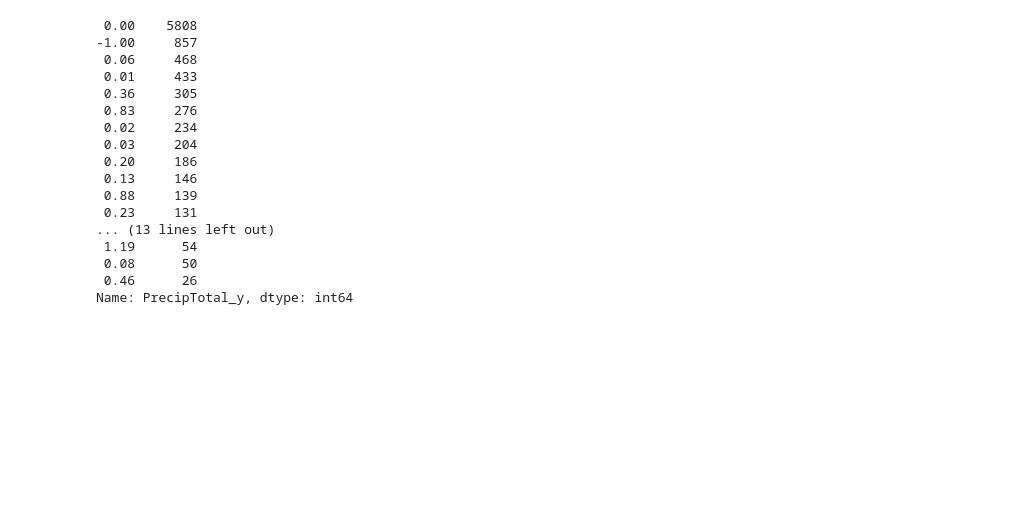
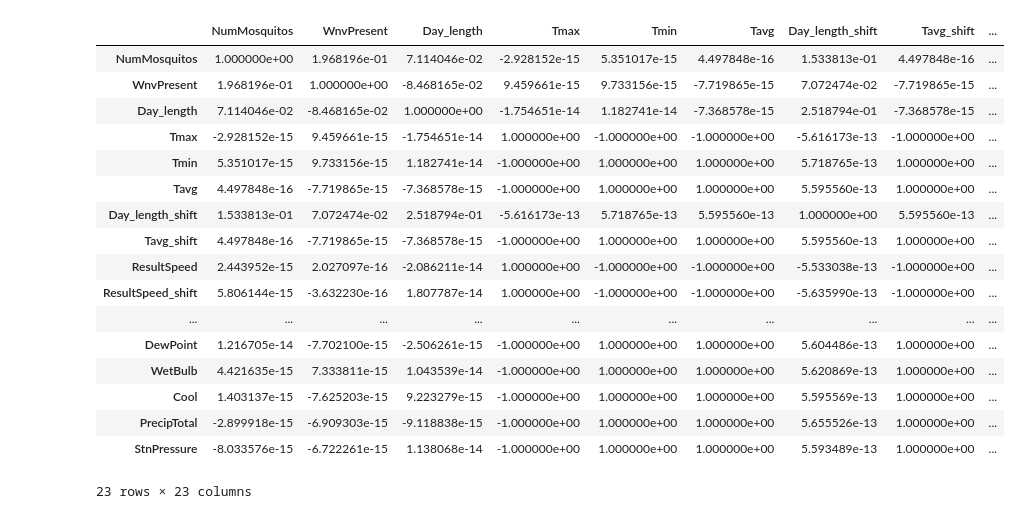
Before and after one commit to camarenad/wnv_prevention, a Jupyter notebook: cl/EDA_cl.ipynb, the cells around one changed output. Cells and saved outputs as stored; diff of their text form; code cells hidden in the pictures; blank space fills up the shorter version.

```diff
--- a/cl/EDA_cl.ipynb
+++ b/cl/EDA_cl.ipynb
@@ -21,24 +17,25 @@ Index(['Unnamed: 0', 'Address', 'Species', 'Block', 'Street', 'Trap',
       dtype='object')
-# %%
-df['PrecipTotal_y'].value_counts()
-# %% [output]
- 0.00    5808
--1.00     857
- 0.06     468
- 0.01     433
- 0.36     305
- 0.83     276
- 0.02     234
- 0.03     204
- 0.20     186
- 0.13     146
- 0.88     139
- 0.23     131
-... (13 lines left out)
- 1.19      54
- 0.08      50
- 0.46      26
-Name: PrecipTotal_y, dtype: int64
+# %%
+df.corr()
+# %% [output]
+|  | NumMosquitos | WnvPresent | Day_length | Tmax | Tmin | Tavg | Day_length_shift | Tavg_shift | ... |
+| NumMosquitos | 1.000000e+00 | 1.968196e-01 | 7.114046e-02 | -2.928152e-15 | 5.351017e-15 | 4.497848e-16 | 1.533813e-01 | 4.497848e-16 | ... |
+| WnvPresent | 1.968196e-01 | 1.000000e+00 | -8.468165e-02 | 9.459661e-15 | 9.733156e-15 | -7.719865e-15 | 7.072474e-02 | -7.719865e-15 | ... |
+| Day_length | 7.114046e-02 | -8.468165e-02 | 1.000000e+00 | -1.754651e-14 | 1.182741e-14 | -7.368578e-15 | 2.518794e-01 | -7.368578e-15 | ... |
+| Tmax | -2.928152e-15 | 9.459661e-15 | -1.754651e-14 | 1.000000e+00 | -1.000000e+00 | -1.000000e+00 | -5.616173e-13 | -1.000000e+00 | ... |
+| Tmin | 5.351017e-15 | 9.733156e-15 | 1.182741e-14 | -1.000000e+00 | 1.000000e+00 | 1.000000e+00 | 5.718765e-13 | 1.000000e+00 | ... |
+| Tavg | 4.497848e-16 | -7.719865e-15 | -7.368578e-15 | -1.000000e+00 | 1.000000e+00 | 1.000000e+00 | 5.595560e-13 | 1.000000e+00 | ... |
+| Day_length_shift | 1.533813e-01 | 7.072474e-02 | 2.518794e-01 | -5.616173e-13 | 5.718765e-13 | 5.595560e-13 | 1.000000e+00 | 5.595560e-13 | ... |
+| Tavg_shift | 4.497848e-16 | -7.719865e-15 | -7.368578e-15 | -1.000000e+00 | 1.000000e+00 | 1.000000e+00 | 5.595560e-13 | 1.000000e+00 | ... |
+| ResultSpeed | 2.443952e-15 | 2.027097e-16 | -2.086211e-14 | 1.000000e+00 | -1.000000e+00 | -1.000000e+00 | -5.533038e-13 | -1.000000e+00 | ... |
+| ResultSpeed_shift | 5.806144e-15 | -3.632230e-16 | 1.807787e-14 | 1.000000e+00 | -1.000000e+00 | -1.000000e+00 | -5.635990e-13 | -1.000000e+00 | ... |
+| ... | ... | ... | ... | ... | ... | ... | ... | ... | ... |
+| DewPoint | 1.216705e-14 | -7.702100e-15 | -2.506261e-15 | -1.000000e+00 | 1.000000e+00 | 1.000000e+00 | 5.604486e-13 | 1.000000e+00 | ... |
+| WetBulb | 4.421635e-15 | 7.333811e-15 | 1.043539e-14 | -1.000000e+00 | 1.000000e+00 | 1.000000e+00 | 5.620869e-13 | 1.000000e+00 | ... |
+| Cool | 1.403137e-15 | -7.625203e-15 | 9.223279e-15 | -1.000000e+00 | 1.000000e+00 | 1.000000e+00 | 5.595569e-13 | 1.000000e+00 | ... |
+| PrecipTotal | -2.899918e-15 | -6.909303e-15 | -9.118838e-15 | -1.000000e+00 | 1.000000e+00 | 1.000000e+00 | 5.655526e-13 | 1.000000e+00 | ... |
+| StnPressure | -8.033576e-15 | -6.722261e-15 | 1.138068e-14 | -1.000000e+00 | 1.000000e+00 | 1.000000e+00 | 5.593489e-13 | 1.000000e+00 | ... |
+23 rows × 23 columns
 # %%
 df.head()
 # %% [output]
```
Also changed, not shown: parts of 7 cells of this notebook, 2 other files.
